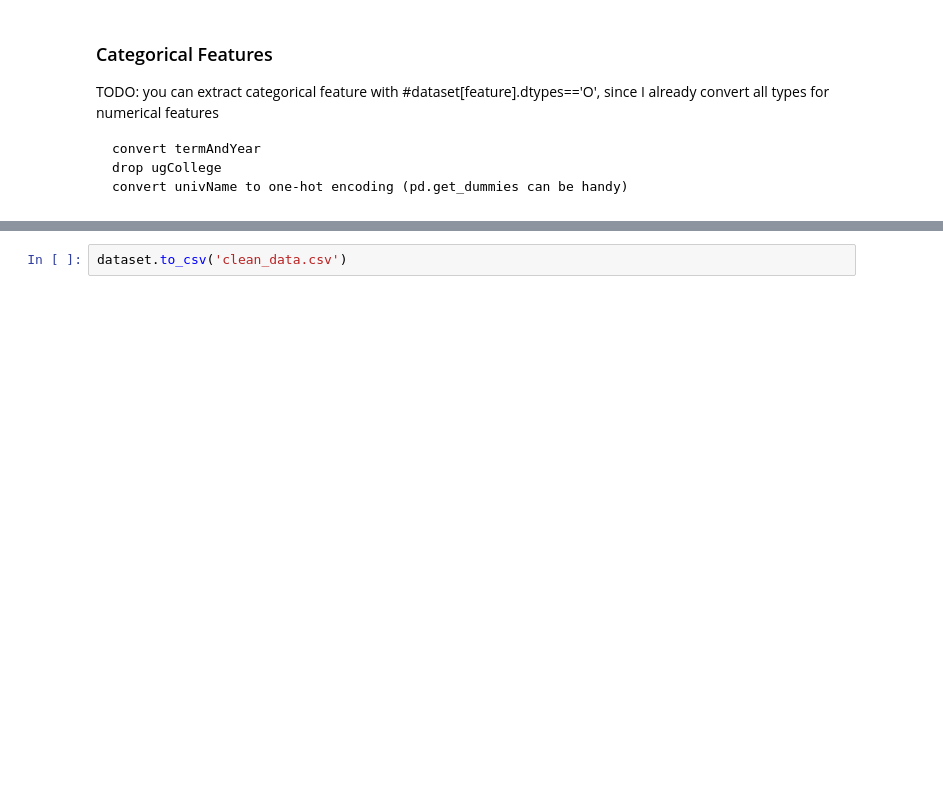
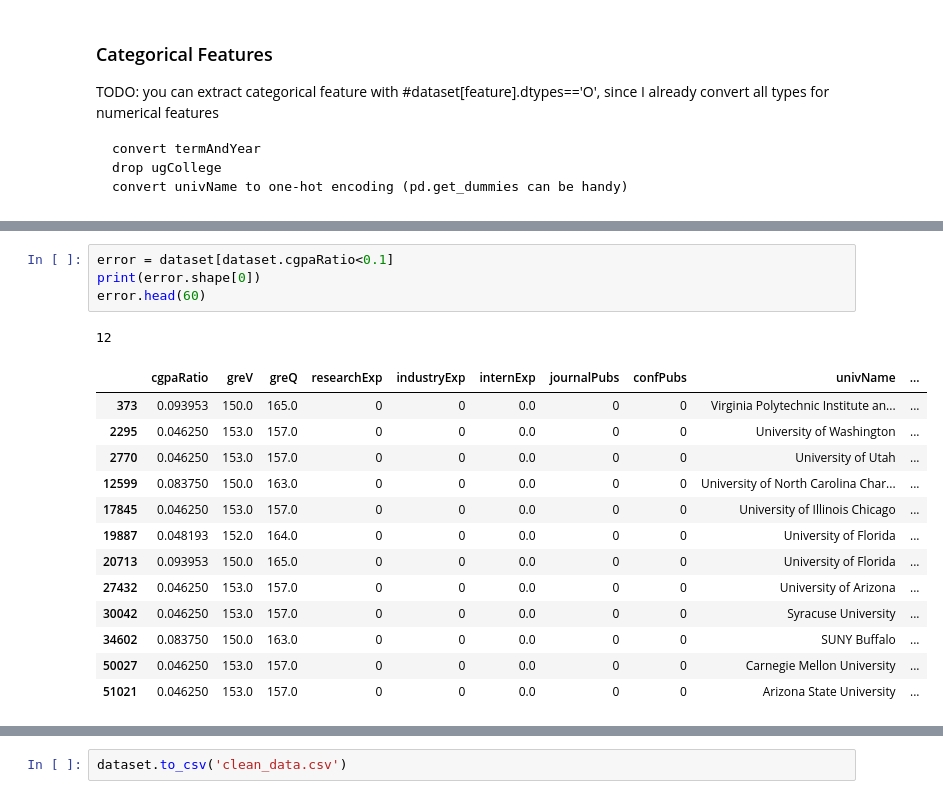
Before and after one commit to yifanwu2828/Graduate-University-Admission-Prediction, a Jupyter notebook: EDA.ipynb, the cells around one changed output, grey strips where cells are left out. Drawn from its saved outputs; the diff is of its cells as text; blank space fills up the shorter version.

```diff
--- a/EDA.ipynb
+++ b/EDA.ipynb
@@ -553,0 +660,19 @@ dataset.head()
+# %%
+error = dataset[dataset.cgpaRatio<0.1]
+print(error.shape[0])
+error.head(60)
+# %% [output]
+12
+|  | cgpaRatio | greV | greQ | researchExp | industryExp | internExp | journalPubs | confPubs | univName | ... |
+| 373 | 0.093953 | 150.0 | 165.0 | 0 | 0 | 0.0 | 0 | 0 | Virginia Polytechnic Institute an... | ... |
+| 2295 | 0.046250 | 153.0 | 157.0 | 0 | 0 | 0.0 | 0 | 0 | University of Washington | ... |
+| 2770 | 0.046250 | 153.0 | 157.0 | 0 | 0 | 0.0 | 0 | 0 | University of Utah | ... |
+| 12599 | 0.083750 | 150.0 | 163.0 | 0 | 0 | 0.0 | 0 | 0 | University of North Carolina Char... | ... |
+| 17845 | 0.046250 | 153.0 | 157.0 | 0 | 0 | 0.0 | 0 | 0 | University of Illinois Chicago | ... |
+| 19887 | 0.048193 | 152.0 | 164.0 | 0 | 0 | 0.0 | 0 | 0 | University of Florida | ... |
+| 20713 | 0.093953 | 150.0 | 165.0 | 0 | 0 | 0.0 | 0 | 0 | University of Florida | ... |
+| 27432 | 0.046250 | 153.0 | 157.0 | 0 | 0 | 0.0 | 0 | 0 | University of Arizona | ... |
+| 30042 | 0.046250 | 153.0 | 157.0 | 0 | 0 | 0.0 | 0 | 0 | Syracuse University | ... |
+| 34602 | 0.083750 | 150.0 | 163.0 | 0 | 0 | 0.0 | 0 | 0 | SUNY Buffalo | ... |
+| 50027 | 0.046250 | 153.0 | 157.0 | 0 | 0 | 0.0 | 0 | 0 | Carnegie Mellon University | ... |
+| 51021 | 0.046250 | 153.0 | 157.0 | 0 | 0 | 0.0 | 0 | 0 | Arizona State University | ... |
```
Also changed, not shown: parts of 50 cells of this notebook, 2 other files.
